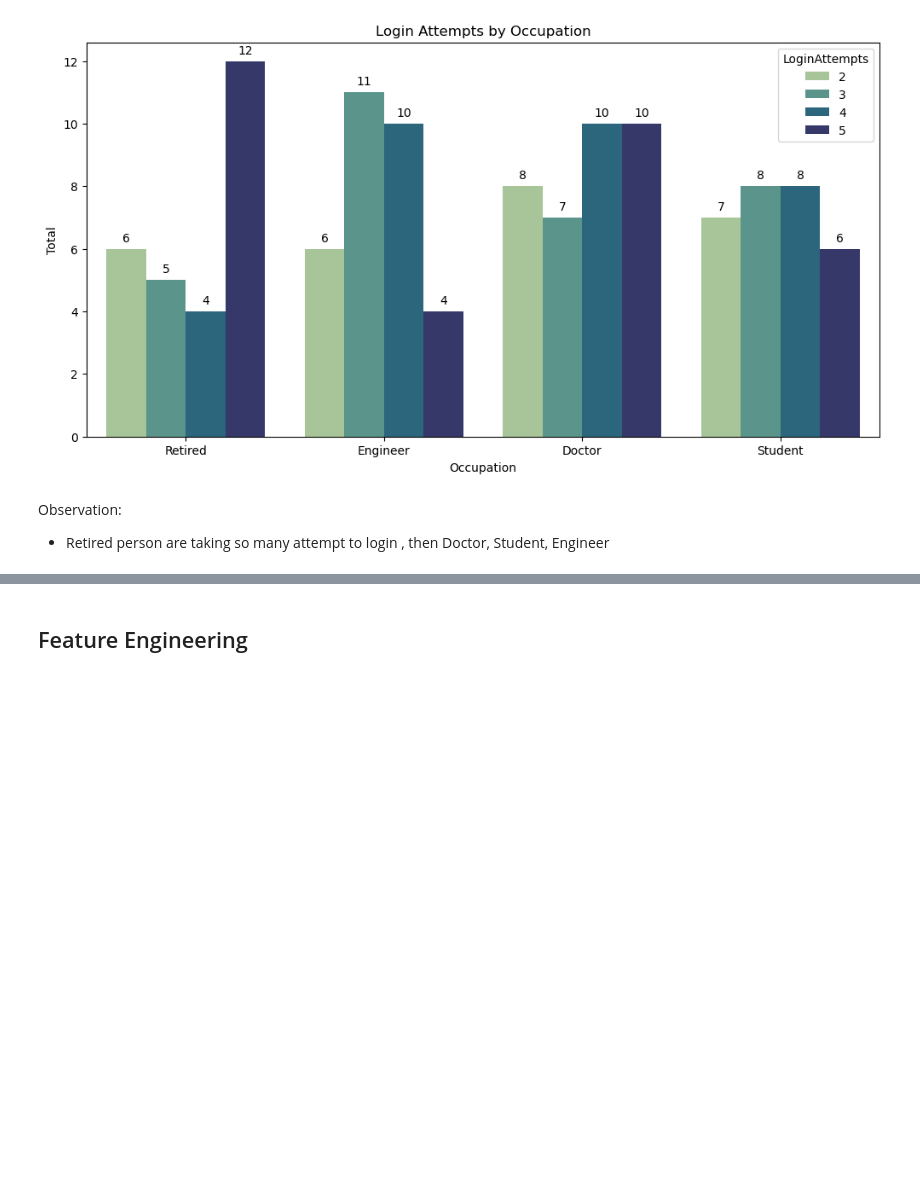
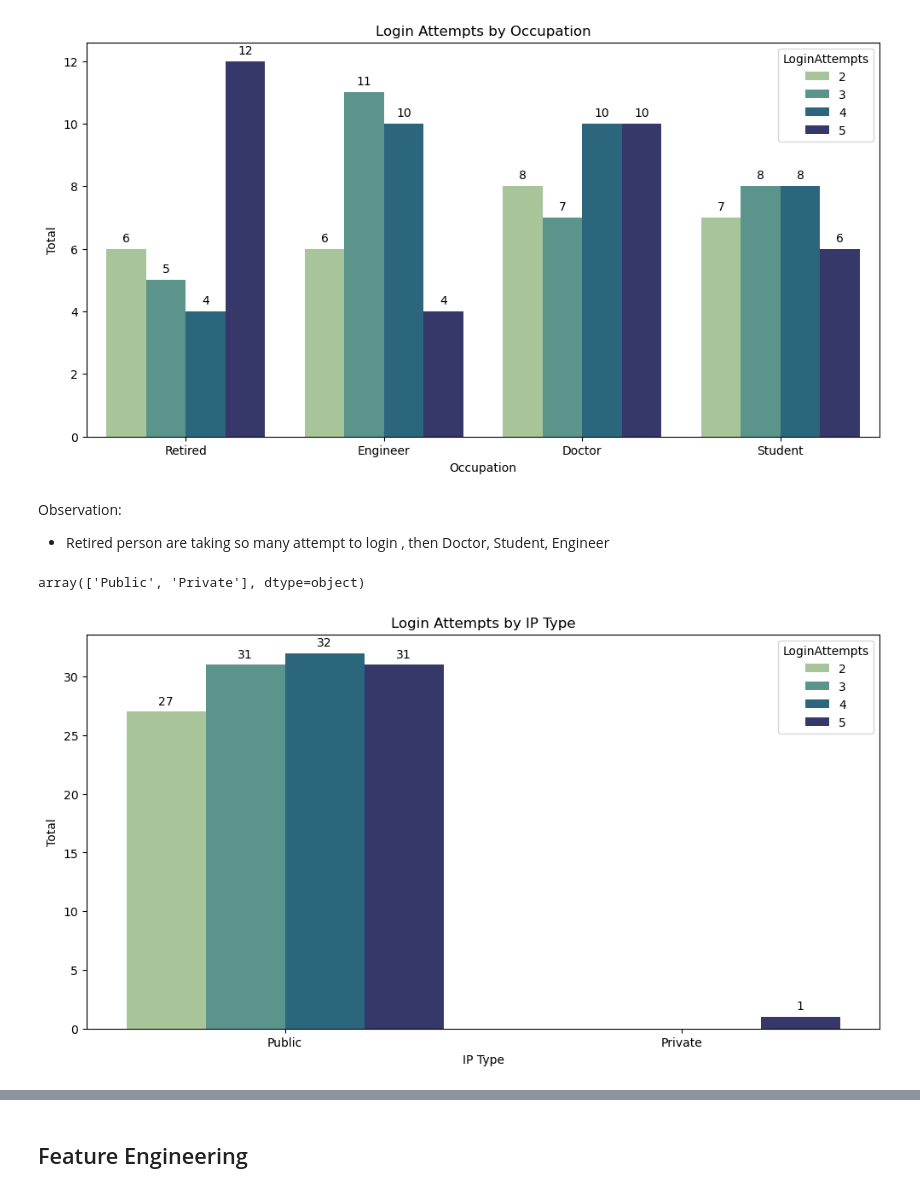
Before and after one commit to mahabub-rah/Fundamental-ML-Project, a Jupyter notebook: unSuperviesed _bank_data/main.ipynb, the cells around one changed output, grey strips where cells are left out. Cells and saved outputs as stored; diff of their text form; code cells hidden in the pictures; blank space fills up the shorter version.

Commit message:
bank data

```diff
--- a/unSuperviesed _bank_data/main.ipynb
+++ b/unSuperviesed _bank_data/main.ipynb
@@ -327,3 +344,18 @@ add_bar_labels(login_occupation_plot)
 # %% [markdown]
 Observation:
 - Retired person are taking so many attempt to login , then Doctor, Student, Engineer
+# %%
+df.IP.unique()
+# %% [output]
+array(['Public', 'Private'], dtype=object)
+# %%
+#login attempts vs ip type
+IpVsLogin = df[df['LoginAttempts'] > 1].groupby('IP')['LoginAttempts'].value_counts().reset_index(name='Total').sort_values('Total', ascending=False)
+IpVsLogin_plot = sns.barplot(data=IpVsLogin, x='IP', y='Total', hue='LoginAttempts', palette='crest')
+plt.title('Login Attempts by IP Type')
+plt.xlabel('IP Type')
+plt.ylabel('Total')
+
+add_bar_labels(IpVsLogin_plot)
+# %% [output]
+[figure, added]
```
Also changed, not shown: parts of 11 cells of this notebook.
